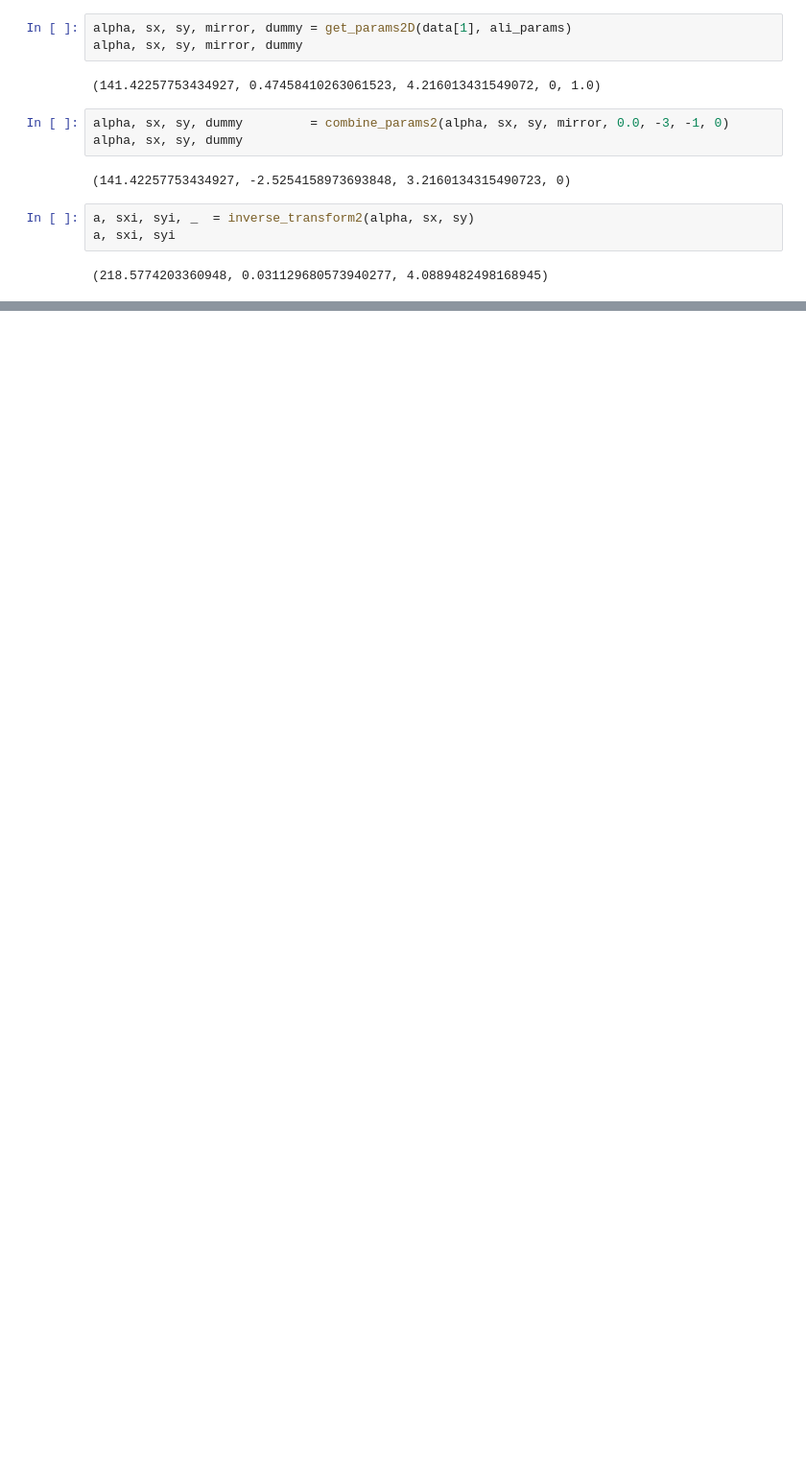
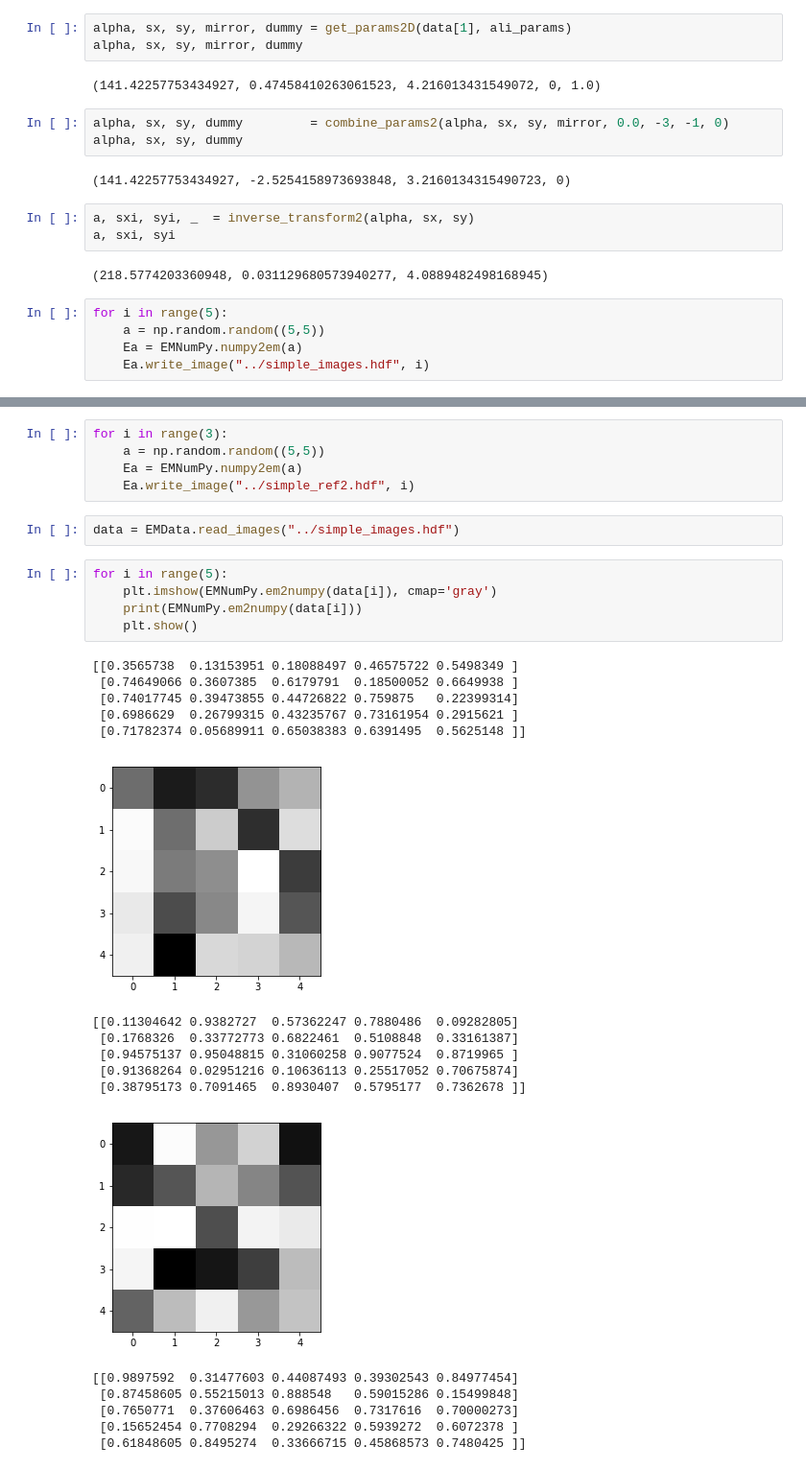
Before and after one commit to phonchi/Cryo-RAlib, a Jupyter notebook: cuda/EMAN2_test.ipynb, the cells around one changed output, grey strips where cells are left out. Shown: that part at 96% size. Cells and saved outputs as stored; diff of their text form; blank space fills up the shorter version.

```diff
--- a/cuda/EMAN2_test.ipynb
+++ b/cuda/EMAN2_test.ipynb
@@ -117,3 +127,8 @@ a, sxi, syi, _  = inverse_transform2(alpha, sx, sy)
 a, sxi, syi
 # %% [output]
 (218.5774203360948, 0.031129680573940277, 4.0889482498168945)
+# %%
+for i in range(5):
+    a = np.random.random((5,5))
+    Ea = EMNumPy.numpy2em(a)
+    Ea.write_image("../simple_images.hdf", i)
@@ -119,0 +144,30 @@ a, sxi, syi
+# %%
+for i in range(3):
+    a = np.random.random((5,5))
+    Ea = EMNumPy.numpy2em(a)
+    Ea.write_image("../simple_ref2.hdf", i)
+# %%
+data = EMData.read_images("../simple_images.hdf")
+# %%
+for i in range(5):
+    plt.imshow(EMNumPy.em2numpy(data[i]), cmap='gray')
+    print(EMNumPy.em2numpy(data[i]))
+    plt.show()
+# %% [output]
+[[0.3565738  0.13153951 0.18088497 0.46575722 0.5498349 ]
+ [0.74649066 0.3607385  0.6179791  0.18500052 0.6649938 ]
+ [0.74017745 0.39473855 0.44726822 0.759875   0.22399314]
+ [0.6986629  0.26799315 0.43235767 0.73161954 0.2915621 ]
+ [0.71782374 0.05689911 0.65038383 0.6391495  0.5625148 ]]
+[figure, added]
+[[0.11304642 0.9382727  0.57362247 0.7880486  0.09282805]
+ [0.1768326  0.33772773 0.6822461  0.5108848  0.33161387]
+ [0.94575137 0.95048815 0.31060258 0.9077524  0.8719965 ]
+ [0.91368264 0.02951216 0.10636113 0.25517052 0.70675874]
+ [0.38795173 0.7091465  0.8930407  0.5795177  0.7362678 ]]
+[figure, added]
+[[0.9897592  0.31477603 0.44087493 0.39302543 0.84977454]
+ [0.87458605 0.55215013 0.888548   0.59015286 0.15499848]
+ [0.7650771  0.37606463 0.6986456  0.7317616  0.70000273]
+ [0.15652454 0.7708294  0.29266322 0.5939272  0.6072378 ]
+ [0.61848605 0.8495274  0.33666715 0.45868573 0.7480425 ]]
```
Also changed, not shown: parts of 15 cells of this notebook, 12 other files.
